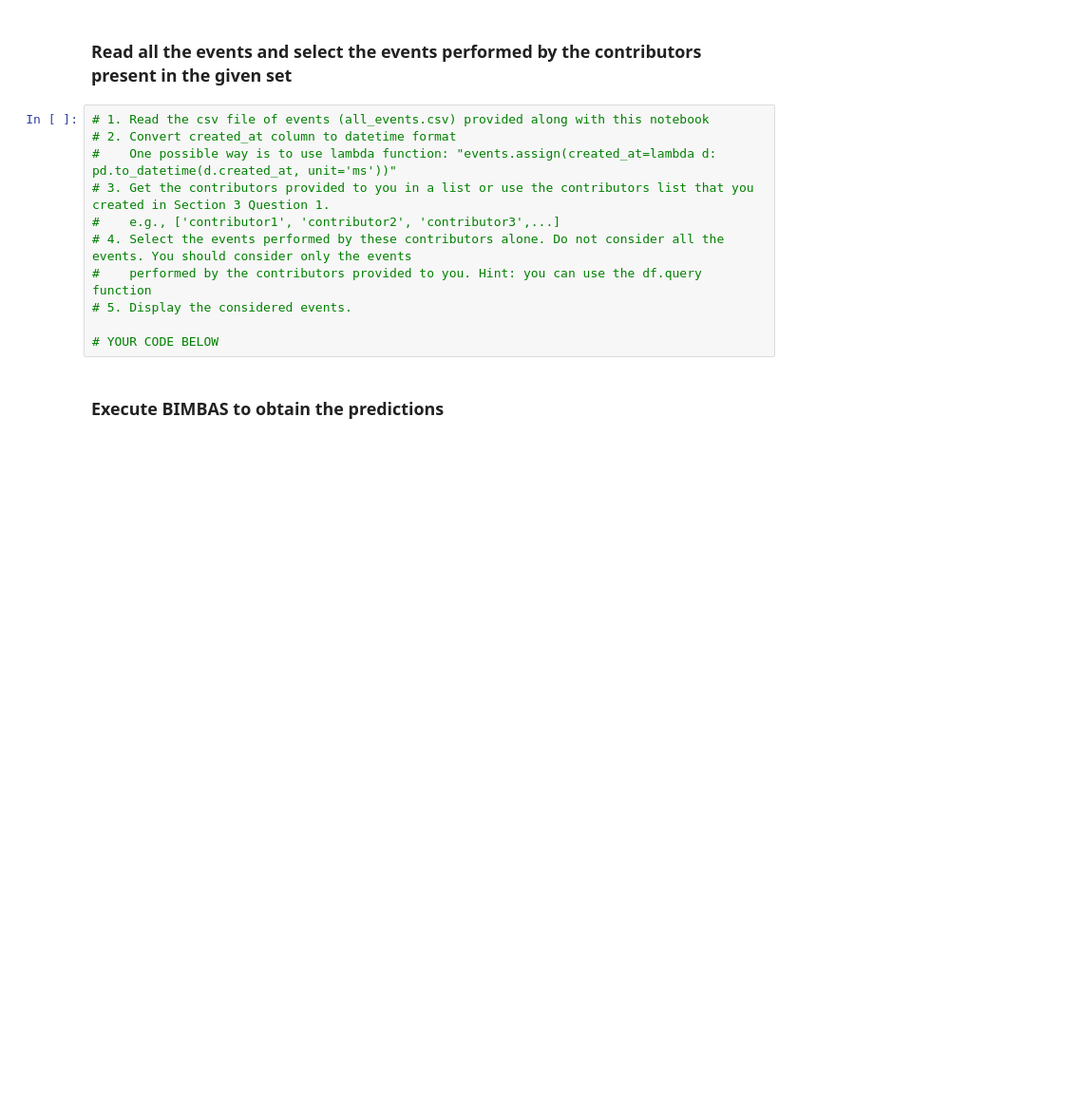
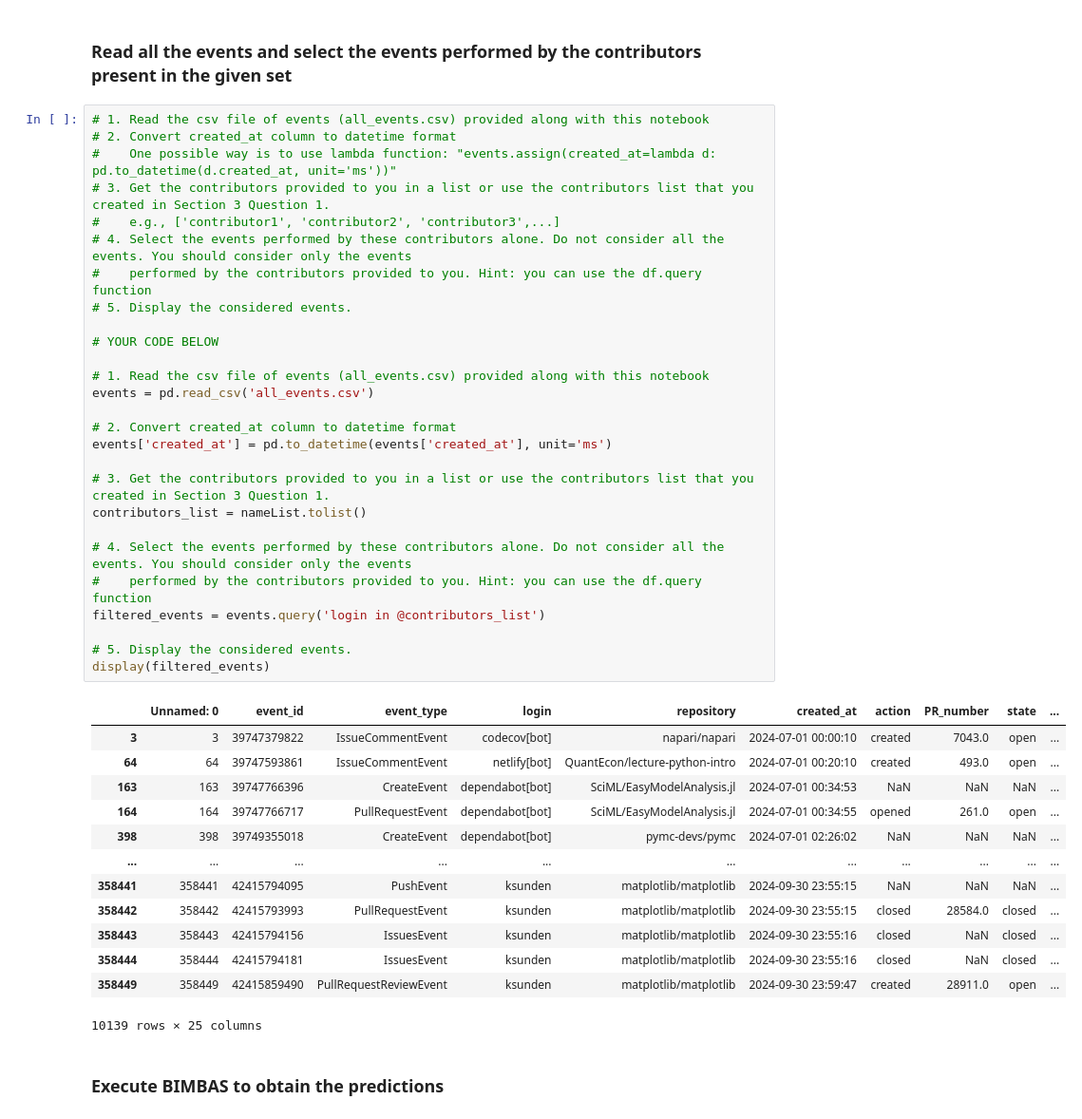
Before and after one commit to T-ramissU/Software_Evolution_TP_bots, a Jupyter notebook: TP_bots_template.ipynb, the cells around one changed output. Shown: that part at 95% size. Cells and saved outputs as stored; diff of their text form; blank space fills up the shorter version.

```diff
--- a/TP_bots_template.ipynb
+++ b/TP_bots_template.ipynb
@@ -156,14 +176,44 @@ display(dataFrame)
 # %%
 # 1. Read the csv file of events (all_events.csv) provided along with this notebook
 # 2. Convert created_at column to datetime format
 #    One possible way is to use lambda function: "events.assign(created_at=lambda d: pd.to_datetime(d.created_at, unit='ms'))"
 # 3. Get the contributors provided to you in a list or use the contributors list that you created in Section 3 Question 1.
 #    e.g., ['contributor1', 'contributor2', 'contributor3',...]
 # 4. Select the events performed by these contributors alone. Do not consider all the events. You should consider only the events
 #    performed by the contributors provided to you. Hint: you can use the df.query function
 # 5. Display the considered events.
 
 # YOUR CODE BELOW
+
+# 1. Read the csv file of events (all_events.csv) provided along with this notebook
+events = pd.read_csv('all_events.csv')
+
+# 2. Convert created_at column to datetime format
+events['created_at'] = pd.to_datetime(events['created_at'], unit='ms')
+
+# 3. Get the contributors provided to you in a list or use the contributors list that you created in Section 3 Question 1.
+contributors_list = nameList.tolist()
+
+# 4. Select the events performed by these contributors alone. Do not consider all the events. You should consider only the events
+#    performed by the contributors provided to you. Hint: you can use the df.query function
+filtered_events = events.query('login in @contributors_list')
+
+# 5. Display the considered events.
+display(filtered_events)
+# %% [output]
+|  | Unnamed: 0 | event_id | event_type | login | repository | created_at | action | PR_number | state | ... |
+| 3 | 3 | 39747379822 | IssueCommentEvent | codecov[bot] | napari/napari | 2024-07-01 00:00:10 | created | 7043.0 | open | ... |
+| 64 | 64 | 39747593861 | IssueCommentEvent | netlify[bot] | QuantEcon/lecture-python-intro | 2024-07-01 00:20:10 | created | 493.0 | open | ... |
+| 163 | 163 | 39747766396 | CreateEvent | dependabot[bot] | SciML/EasyModelAnalysis.jl | 2024-07-01 00:34:53 | NaN | NaN | NaN | ... |
+| 164 | 164 | 39747766717 | PullRequestEvent | dependabot[bot] | SciML/EasyModelAnalysis.jl | 2024-07-01 00:34:55 | opened | 261.0 | open | ... |
+| 398 | 398 | 39749355018 | CreateEvent | dependabot[bot] | pymc-devs/pymc | 2024-07-01 02:26:02 | NaN | NaN | NaN | ... |
+| ... | ... | ... | ... | ... | ... | ... | ... | ... | ... | ... |
+| 358441 | 358441 | 42415794095 | PushEvent | ksunden | matplotlib/matplotlib | 2024-09-30 23:55:15 | NaN | NaN | NaN | ... |
+| 358442 | 358442 | 42415793993 | PullRequestEvent | ksunden | matplotlib/matplotlib | 2024-09-30 23:55:15 | closed | 28584.0 | closed | ... |
+| 358443 | 358443 | 42415794156 | IssuesEvent | ksunden | matplotlib/matplotlib | 2024-09-30 23:55:16 | closed | NaN | closed | ... |
+| 358444 | 358444 | 42415794181 | IssuesEvent | ksunden | matplotlib/matplotlib | 2024-09-30 23:55:16 | closed | NaN | closed | ... |
+| 358449 | 358449 | 42415859490 | PullRequestReviewEvent | ksunden | matplotlib/matplotlib | 2024-09-30 23:59:47 | created | 28911.0 | open | ... |
+10139 rows × 25 columns
 # %% [markdown]
 ### Execute BIMBAS to obtain the predictions
 # %%
```
Also changed, not shown: parts of 7 cells of this notebook.
